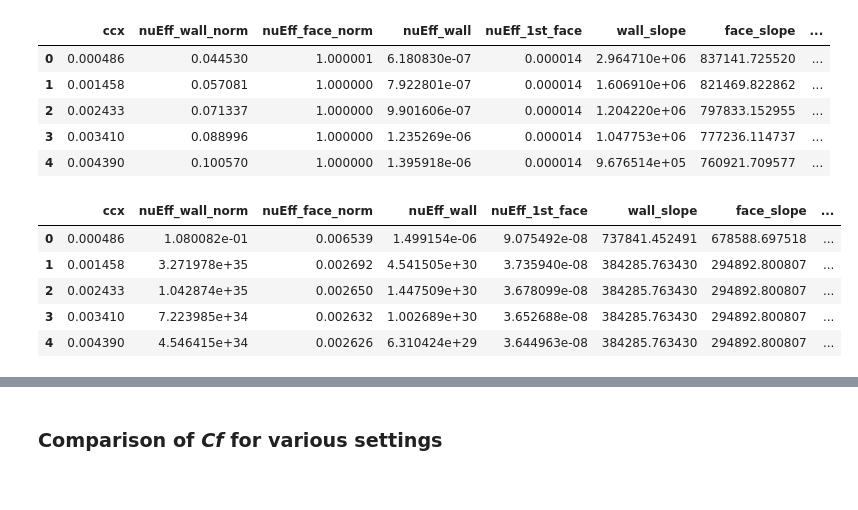
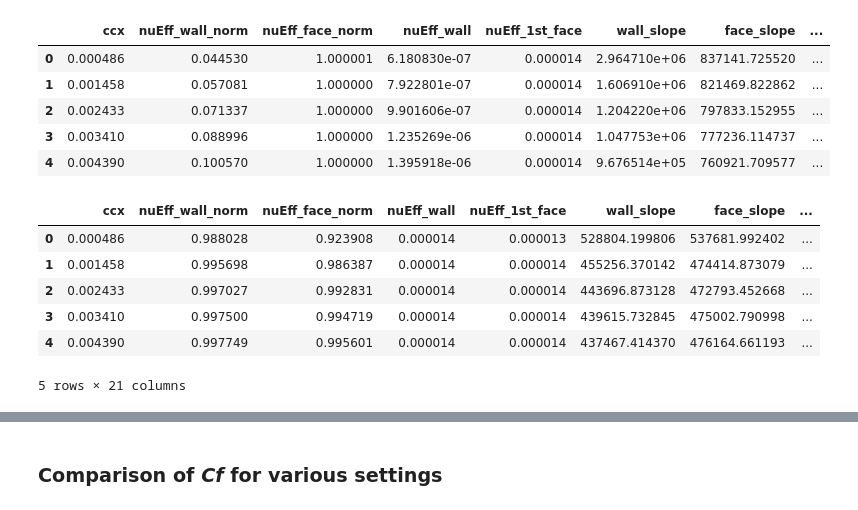
Before and after one commit to JihooKang-KOR/Data_driven_wall_modeling, a Jupyter notebook: notebooks/PlotCf_2DflatPlate.ipynb, the cells around one changed output, grey strips where cells are left out. Saved outputs shown, nothing was run; the diff lists cells and outputs as text; code cells hidden in the pictures.

```diff
--- a/notebooks/PlotCf_2DflatPlate.ipynb
+++ b/notebooks/PlotCf_2DflatPlate.ipynb
@@ -63,13 +65,14 @@ tauw_data_ddwall[0].head()
 | 3 | 0.003410 | 0.088996 | 1.000000 | 1.235269e-06 | 0.000014 | 1.047753e+06 | 777236.114737 | ... |
 | 4 | 0.004390 | 0.100570 | 1.000000 | 1.395918e-06 | 0.000014 | 9.676514e+05 | 760921.709577 | ... |
 # %%
-tauw_path_ddface = [run + 'turbulentFlatPlate_1stface/yplus_{}/{}yp_surfaceFields.csv'.format(yp[j], yp[j]) for j in range(len(yp)) for i in range(len(res_list))]
+tauw_path_ddface = [run + 'flatPlate_1stFaceCorrection/turbulentFlatPlate_1stface_wallAndFaceblend/yplus_{}/{}yp_surfaceFields.csv'.format(yp[j], yp[j]) for j in range(len(yp)) for i in range(len(res_list))]
 tauw_data_ddface = [pd.read_csv(tauw_path_ddface[i + len(res_list)*j]) for j in range(len(yp)) for i in range(len(res_list))]
 tauw_data_ddface[0].head()
 # %% [output]
 |  | ccx | nuEff_wall_norm | nuEff_face_norm | nuEff_wall | nuEff_1st_face | wall_slope | face_slope | ... |
-| 0 | 0.000486 | 1.080082e-01 | 0.006539 | 1.499154e-06 | 9.075492e-08 | 737841.452491 | 678588.697518 | ... |
-| 1 | 0.001458 | 3.271978e+35 | 0.002692 | 4.541505e+30 | 3.735940e-08 | 384285.763430 | 294892.800807 | ... |
-| 2 | 0.002433 | 1.042874e+35 | 0.002650 | 1.447509e+30 | 3.678099e-08 | 384285.763430 | 294892.800807 | ... |
-| 3 | 0.003410 | 7.223985e+34 | 0.002632 | 1.002689e+30 | 3.652688e-08 | 384285.763430 | 294892.800807 | ... |
-| 4 | 0.004390 | 4.546415e+34 | 0.002626 | 6.310424e+29 | 3.644963e-08 | 384285.763430 | 294892.800807 | ... |
+| 0 | 0.000486 | 0.988028 | 0.923908 | 0.000014 | 0.000013 | 528804.199806 | 537681.992402 | ... |
+| 1 | 0.001458 | 0.995698 | 0.986387 | 0.000014 | 0.000014 | 455256.370142 | 474414.873079 | ... |
+| 2 | 0.002433 | 0.997027 | 0.992831 | 0.000014 | 0.000014 | 443696.873128 | 472793.452668 | ... |
+| 3 | 0.003410 | 0.997500 | 0.994719 | 0.000014 | 0.000014 | 439615.732845 | 475002.790998 | ... |
+| 4 | 0.004390 | 0.997749 | 0.995601 | 0.000014 | 0.000014 | 437467.414370 | 476164.661193 | ... |
+5 rows × 21 columns
```
Also changed, not shown: parts of 7 cells of this notebook, 1 other file.
